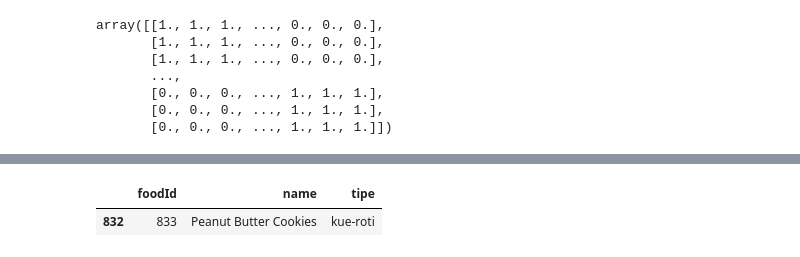
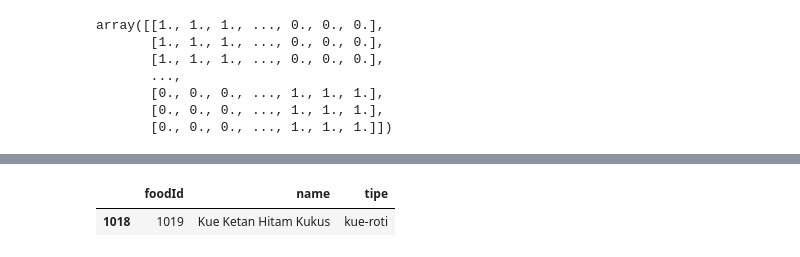
Before and after one commit to C22-126/Machine-Learning-NusantaMart, a Jupyter notebook: Sistem_Rekomendasi_Capstone_Project.ipynb, the cells around one changed output, grey strips where cells are left out. Saved outputs shown, nothing was run; the diff lists cells and outputs as text; code cells hidden in the pictures.

```diff
--- a/Sistem_Rekomendasi_Capstone_Project.ipynb
+++ b/Sistem_Rekomendasi_Capstone_Project.ipynb
@@ -23,5 +17,5 @@ zip_file.close()
 # %%
-food = pd.read_csv('/tmp/indonesian_food.csv')
+food = pd.read_csv('/indonesian_food.csv')
 food
 # %% [output]
 |  | foodId | Nama | Tipe |
@@ -312,7 +311,7 @@ def food_recommendations(name, similarity_data=cosine_sim_df, items=data[['name'
 
     return pd.DataFrame(closest).merge(items).head(k)
 # %%
-data[data.name.eq('Peanut Butter Cookies')]
+data[data.name.eq('Kue Ketan Hitam Kukus')]
 # %% [output]
 |  | foodId | name | tipe |
-| 832 | 833 | Peanut Butter Cookies | kue-roti |
+| 1018 | 1019 | Kue Ketan Hitam Kukus | kue-roti |
```
Also changed, not shown: parts of 16 cells of this notebook, 1 other file.
